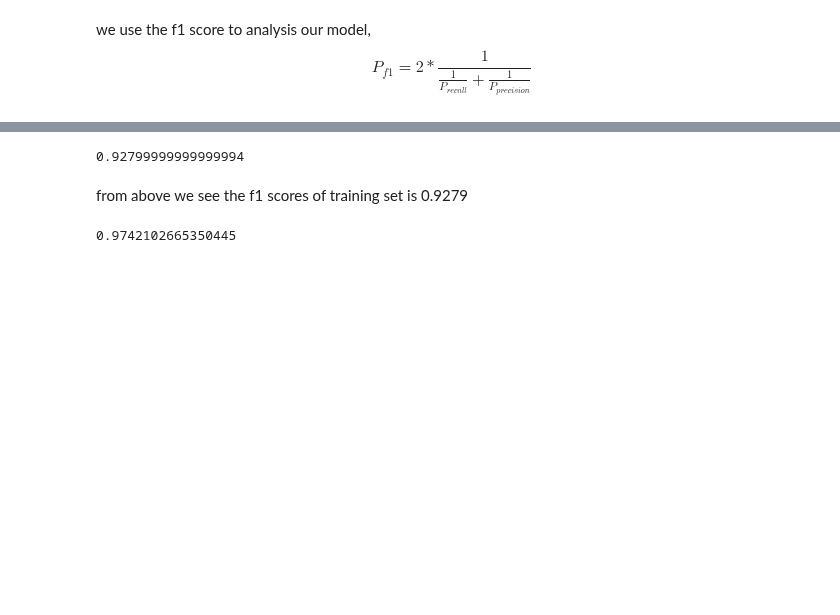
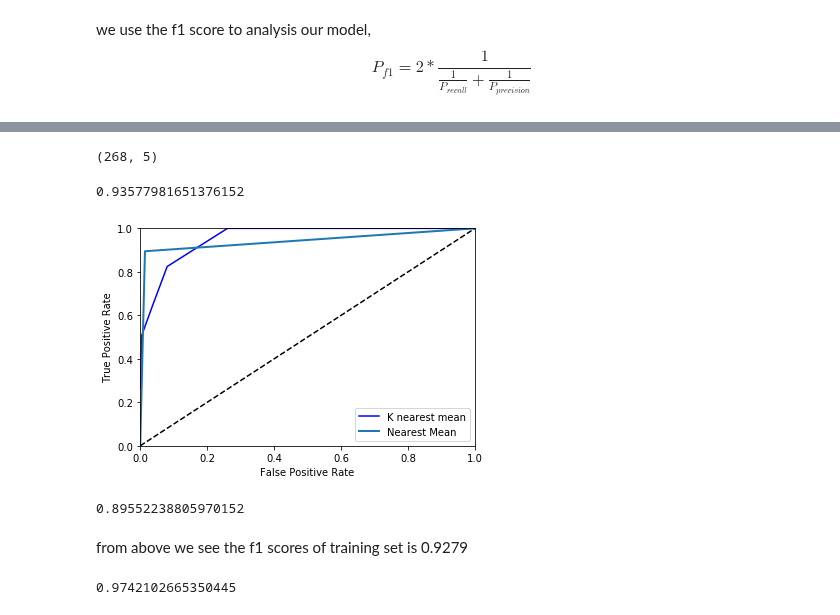
Before and after one commit to yushinliu/kaggle_competition-other_projects, a Jupyter notebook: lab/patRecDat/forStudents/Task1.ipynb, the cells around one changed output, grey strips where cells are left out. Saved outputs shown, nothing was run; the diff lists cells and outputs as text; code cells hidden in the pictures; blank space fills up the shorter version.

```diff
--- a/lab/patRecDat/forStudents/Task1.ipynb
+++ b/lab/patRecDat/forStudents/Task1.ipynb
@@ -872,0 +902,4 @@ we use the f1 score to analysis our model, $$P_{f1}=2*\frac{1}{\frac{1}{P_{recal
+# %%
+#then apply k nearest mean classifier
+knn_clf=KNeighborsClassifier(n_neighbors=5,metric="mahalanobis",metric_params={'V':X_train.cov()},n_jobs=-1)
+knn_clf.fit(X_train,y_train)
@@ -873,8 +915,31 @@ we use the f1 score to analysis our model, $$P_{f1}=2*\frac{1}{\frac{1}{P_{recal
+# %%
+X_train_select,y_train_select=X_train.loc[index],y_train.loc[index
+X_train_select.shape
+# %% [output]
+(268, 5)
 # %%
-y_pred=nn_clf.predict(X_train_select)
+#f1 scores
+y_pred=knn_clf.predict(X_train_select)
+y_proba=knn_clf.predict_proba(X_train_select)
 f1_score(y_train_select,y_pred)
 # %% [output]
-0.92799999999999994
+0.93577981651376152
+# %%
+#calculate tp amd fp
+y_score=y_proba[:,1]
+fp_knn,tp_knn,thresholds_knn=roc_curve(y_train_select,y_score,pos_label=2)
+# %%
+plt.plot(fp_knn,tp_knn,"b-",label="K nearest mean")
+plot_roc_curve(fp_nn,tp_nn,label='Nearest Mean')
+plt.legend()
+plt.show()
+# %% [output]
+[figure, added]
+# %%
+#accuracy
+accuracy_score(y_train_select,y_pred)
+# %% [output]
+0.89552238805970152
 # %% [markdown]
 from above we see the f1 scores of training set is 0.9279
 # %%
```
Also changed, not shown: parts of 14 cells of this notebook, 9 other files.
